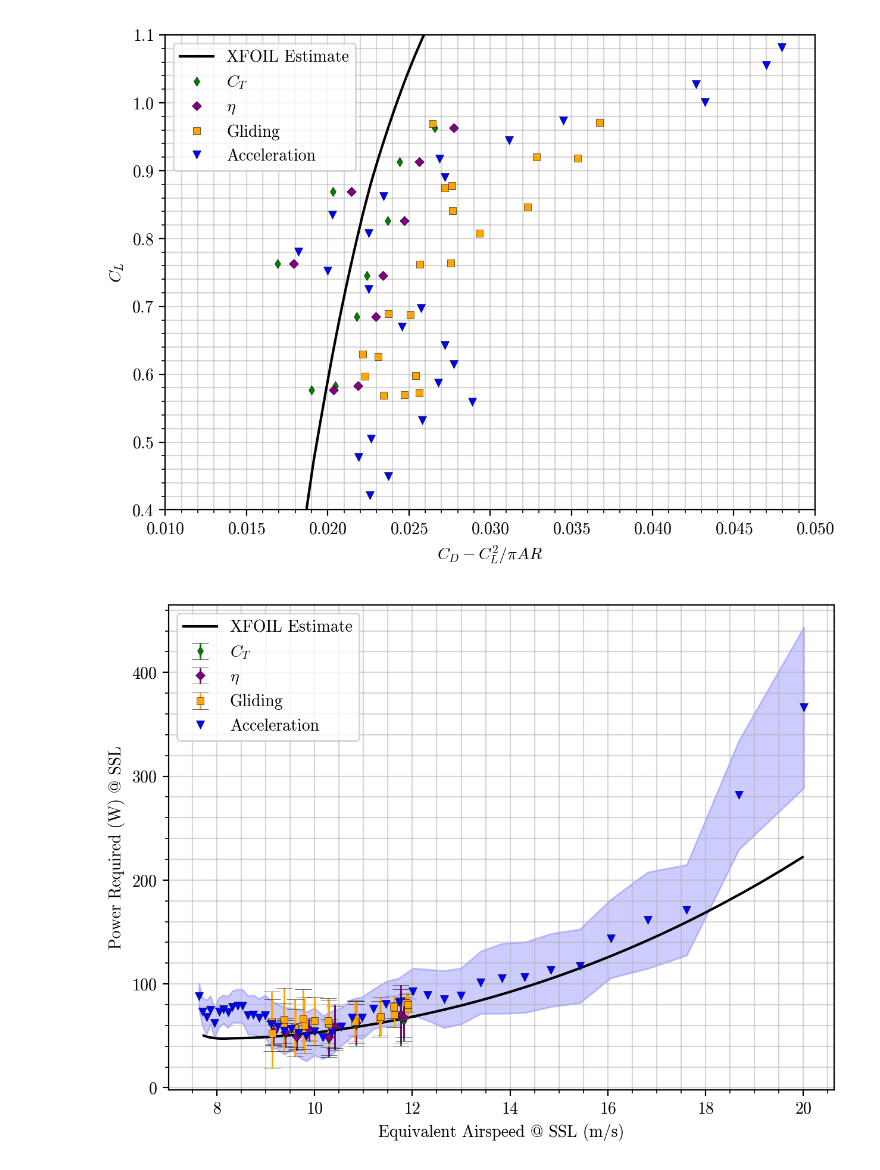
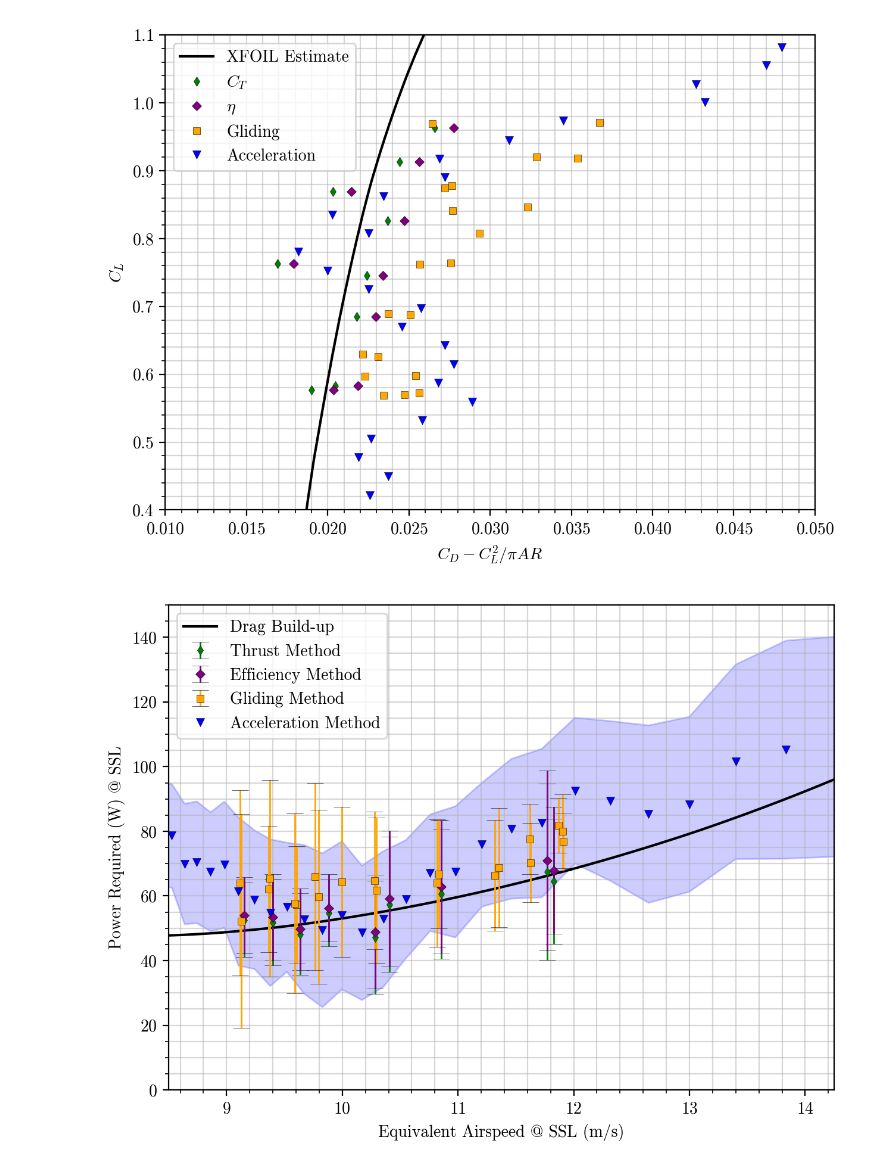
Before and after one commit to wkemp-edu/ArduPilot_AnalysisSuite, a Jupyter notebook: Investigations/13_PlottingNExport_Visualization/2023-07-14_Comparison_2022Polars.ipynb, the cells around one changed output. Saved outputs shown, nothing was run; the diff lists cells and outputs as text; code cells hidden in the pictures.

```diff
--- a/Investigations/13_PlottingNExport_Visualization/2023-07-14_Comparison_2022Polars.ipynb
+++ b/Investigations/13_PlottingNExport_Visualization/2023-07-14_Comparison_2022Polars.ipynb
@@ -209,32 +209,33 @@ plt.show()
 # %%
 # Getting Power Required from CL, CD
 [Preq_ct, EAS_ct] = cl_finders.rawpolar2preqew(createv, ct_cruise_segresult_june15.ave_polar.CL , ct_cruise_segresult_june15.ave_polar.CD)
 [Preq_eta, EAS_eta] = cl_finders.rawpolar2preqew(createv, eta_cruise_segresult_june15.ave_polar.CL, eta_cruise_segresult_june15.ave_polar.CD)
 [Preq_glide, EAS_glide] = cl_finders.rawpolar2preqew(createv, descent_segresult_june15.ave_polar.CL, descent_segresult_june15.ave_polar.CD)
 [Preq_acc, EAS_acc] = cl_finders.rawpolar2preqew(createv, acceleration_binresult_2023_fl2.ave_polar.CL, acceleration_binresult_2023_fl2.ave_polar.CD)
 
 [Preq_XFLR5, EAS_XFLR5] = cl_finders.rawpolar2preqew(createv, build_turbulent.CL, build_turbulent.CD)
 
 # print(eta_cruise_segresult_june15.ave_polar.CD)
 # print(eta_cruise_segresult_june15.ave_polar.CL)
 
 # print(Preq_eta)
 # print(EAS_eta)
 
 fig_preq = plt.figure(dpi=200)
 
-plt.plot(EAS_XFLR5, Preq_XFLR5, linestyle='solid', color='black', marker='', label='XFOIL Estimate')
+plt.plot(EAS_XFLR5, Preq_XFLR5, linestyle='solid', color='black', marker='', label='Drag Build-up')
 
-plt.errorbar(EAS_ct, Preq_ct, yerr=ct_cruise_segresult_june15.std_polar.CD * (0.5 * 1.225 * EAS_ct**3 * createv.area), linestyle='', marker='d', color='green', elinewidth=1, capsize=5, label="$C_T$")
-plt.errorbar(EAS_eta, Preq_eta, yerr=eta_cruise_segresult_june15.std_polar.CD * (0.5 * 1.225 * EAS_eta**3 * createv.area), linestyle='', marker='D', color='purple', elinewidth=1, capsize=5, label="$\eta$")
-plt.errorbar(EAS_glide, Preq_glide, yerr=descent_segresult_june15.std_polar.CD * (0.5 * 1.225 * EAS_glide**3 * createv.area), linestyle='', marker='s', color='orange', elinewidth=1, capsize=5, label="Gliding")
-plt.errorbar(EAS_acc, Preq_acc, marker='v', linestyle='', markersize=5, color='blue', label="Acceleration")
+plt.errorbar(EAS_ct, Preq_ct, yerr=ct_cruise_segresult_june15.std_polar.CD * (0.5 * 1.225 * EAS_ct**3 * createv.area), linestyle='', marker='d', color='green', elinewidth=1, capsize=5, label="Thrust Method")
+plt.errorbar(EAS_eta, Preq_eta, yerr=eta_cruise_segresult_june15.std_polar.CD * (0.5 * 1.225 * EAS_eta**3 * createv.area), linestyle='', marker='D', color='purple', elinewidth=1, capsize=5, label="Efficiency Method")
+plt.errorbar(EAS_glide, Preq_glide, yerr=descent_segresult_june15.std_polar.CD * (0.5 * 1.225 * EAS_glide**3 * createv.area), linestyle='', marker='s', color='orange', elinewidth=1, capsize=5, label="Gliding Method")
+plt.errorbar(EAS_acc, Preq_acc, marker='v', linestyle='', markersize=5, color='blue', label="Acceleration Method")
 plt.fill_between(EAS_acc, Preq_acc - ((acceleration_binresult_2023_fl2.std_polar.CD * (0.5 * 1.225 * EAS_acc**3 * createv.area)) / 2), Preq_acc + ((acceleration_binresult_2023_fl2.std_polar.CD * (0.5 * 1.225 * EAS_acc**3 * createv.area)) / 2), color='blue', alpha=0.2)
 
-plt.xlim
+plt.xlim([8.5, 14.25])
+plt.ylim([0, 150])
 plt.legend(loc='upper left')
 plt.xlabel("Equivalent Airspeed @ SSL (m/s)")
 plt.ylabel("Power Required (W) @ SSL")
 plt.show()
 # %% [output]
-[figure, old version]
+[figure, new version]
```
Also changed, not shown: parts of 1 cell of this notebook, 15 other files.
